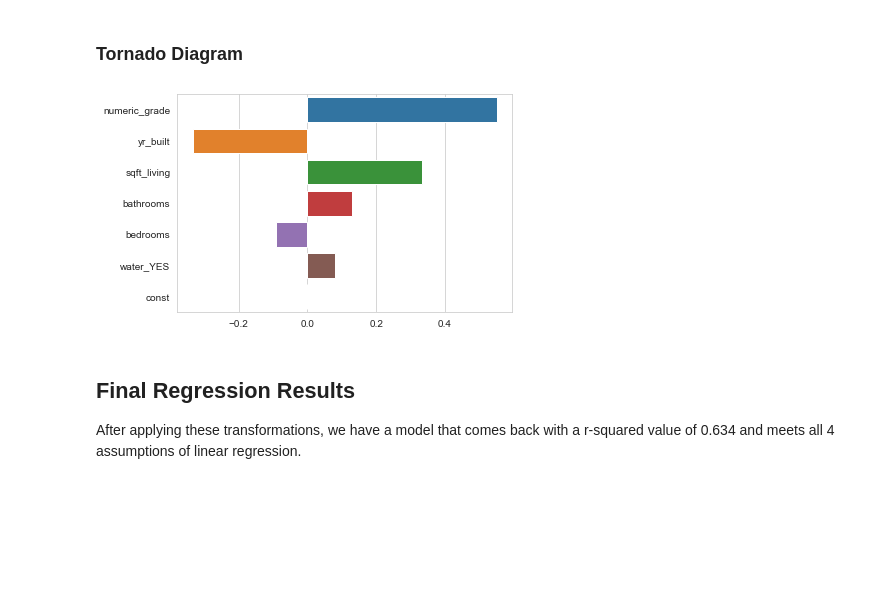
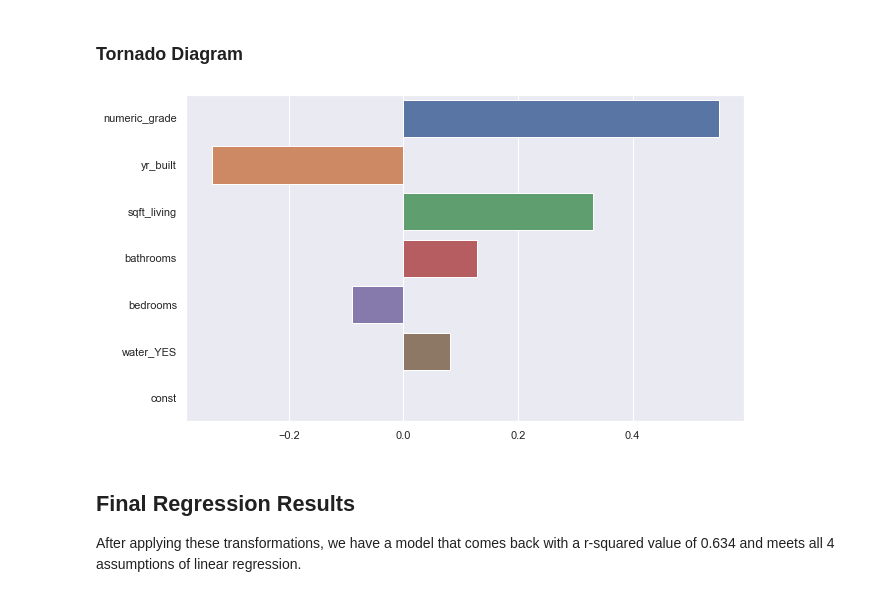
Before and after one commit to kevgross89/dsc-phase-2-project-v2-3, a Jupyter notebook: King County Phase 2 Project.ipynb, the cells around one changed output. Drawn from its saved outputs; the diff is of its cells as text; code cells hidden in the pictures; blank space fills up the shorter version.

```diff
--- a/King County Phase 2 Project.ipynb
+++ b/King County Phase 2 Project.ipynb
@@ -935,14 +935,15 @@ Notes:
 ### Tornado Diagram
 # %%
 sns.set_style("whitegrid")
+sns.set(rc={"figure.figsize":(10, 6)})
 
 coeff = model.params
 coeff = coeff.iloc[(coeff.abs()*-1.0).argsort()]
 sns.barplot(x=coeff.values, y=coeff.index, orient='h')
 
 plt.savefig('Images/Tornado');
 # %% [output]
-[figure, old version]
+[figure, new version]
 # %%
 # return predicted values from model
 y_pred = model.fittedvalues
```
Also changed, not shown: parts of 12 cells of this notebook, 4 other files.
